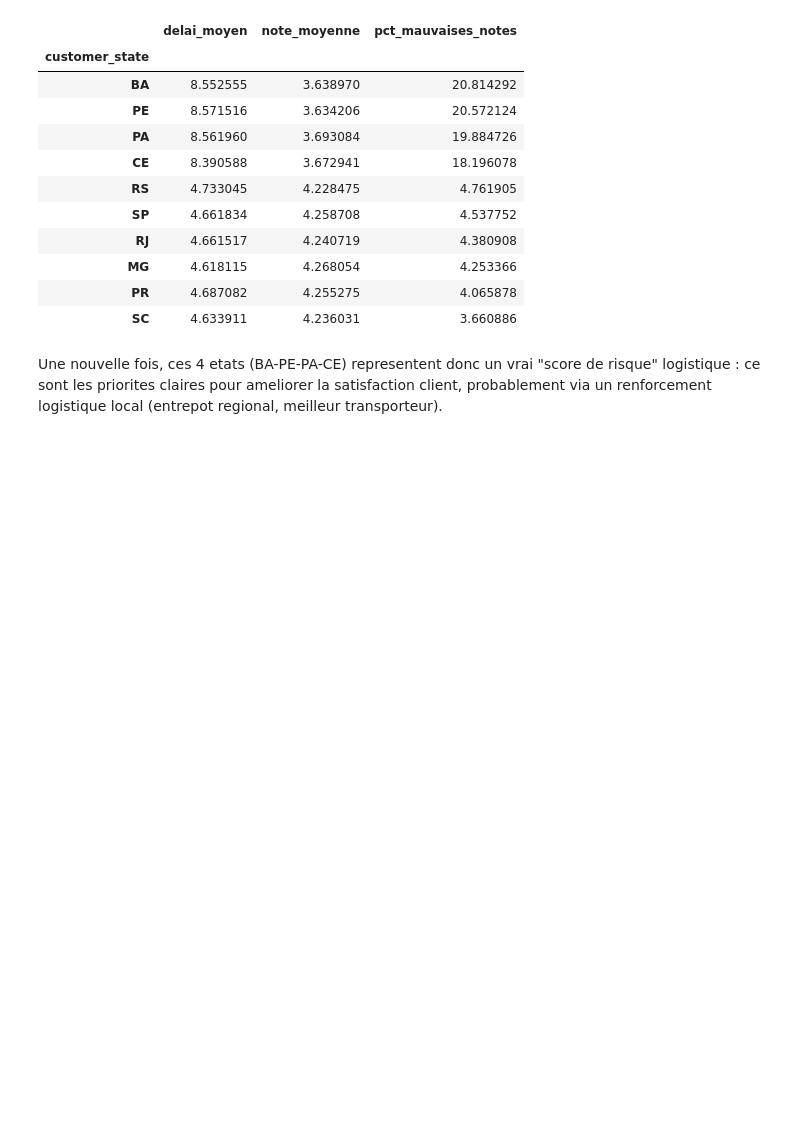
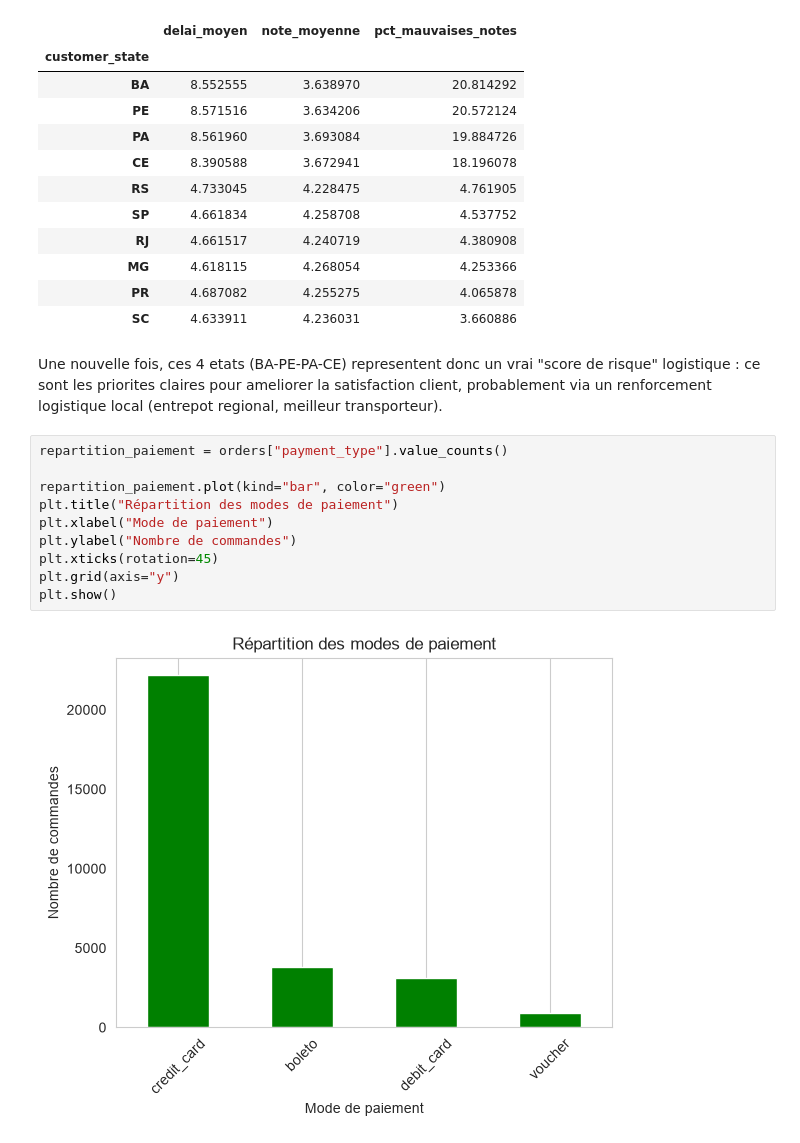
Before and after one commit to Mace-Erwan/Analyse-d-un-marketplace-e-commerce, a Jupyter notebook: Analyse.ipynb, the cells around one changed output. Drawn from its saved outputs; the diff is of its cells as text; blank space fills up the shorter version.

Commit message:
Analyse des modes de paiement
Repartition des differents modes de paiement, panier moyen pour chaque mode, distribution des mensualites (credit_card), correlation prix/mensualites

```diff
--- a/Analyse.ipynb
+++ b/Analyse.ipynb
@@ -475,3 +475,15 @@ orders.groupby("customer_state").agg(
 | SC | 4.633911 | 4.236031 | 3.660886 |
 # %% [markdown]
 Une nouvelle fois, ces 4 etats (BA-PE-PA-CE) representent donc un vrai "score de risque" logistique : ce sont les priorites claires pour ameliorer la satisfaction client, probablement via un renforcement logistique local (entrepot regional, meilleur transporteur).
+# %%
+repartition_paiement = orders["payment_type"].value_counts()
+
+repartition_paiement.plot(kind="bar", color="green")
+plt.title("Répartition des modes de paiement")
+plt.xlabel("Mode de paiement")
+plt.ylabel("Nombre de commandes")
+plt.xticks(rotation=45)
+plt.grid(axis="y")
+plt.show()
+# %% [output]
+[figure, added]
```
Also changed, not shown: parts of 9 cells of this notebook.
